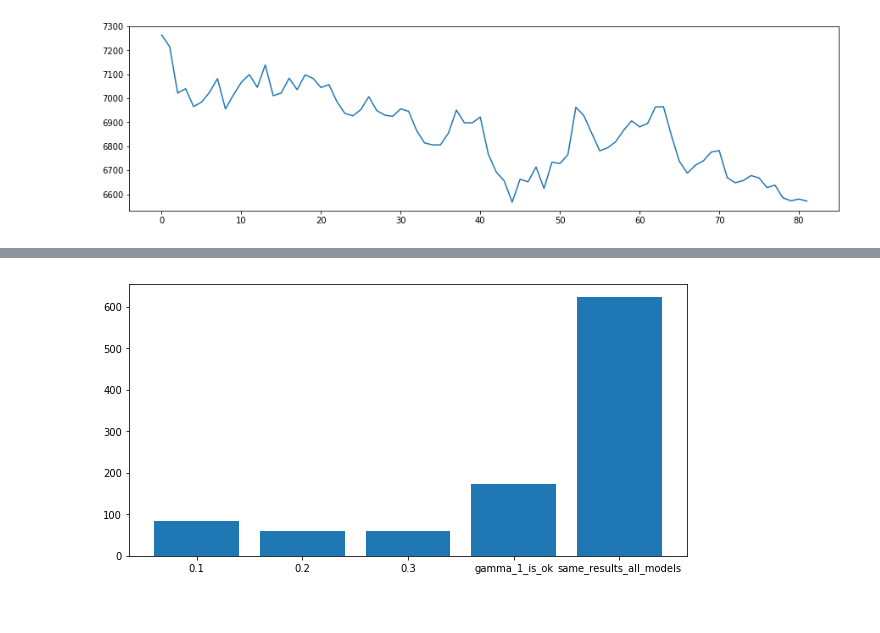
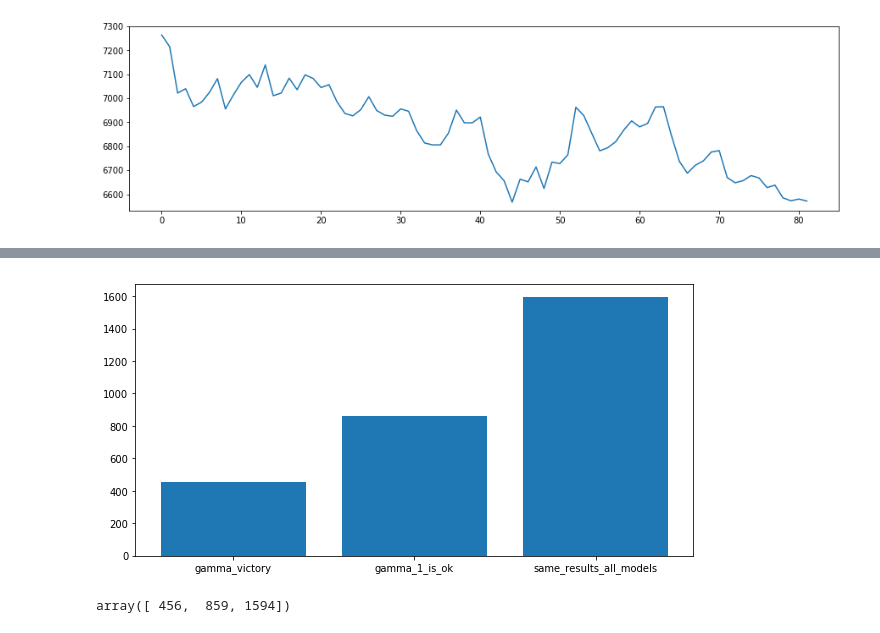
Before and after one commit to PetrGarm/CW_3course, a Jupyter notebook: CV_algorithm.ipynb, the cells around one changed output, grey strips where cells are left out. Drawn from its saved outputs; the diff is of its cells as text; code cells hidden in the pictures.

Commit message:
Added gammas for experiment

```diff
--- a/CV_algorithm.ipynb
+++ b/CV_algorithm.ipynb
@@ -111,7 +119,7 @@ ts_df.plot();
 # %%
 # for RandomForest
 
-def validate_gamma(lags, n_splits, ts, gamma_test_part = 6, gammas=[0.1, 0.2, 0.3, 1]):
+def validate_gamma(lags, n_splits, ts, gamma_test_part = 6, gammas=np.arange(0, 1.02, 0.02)):
     ts_gamma_train = ts.values[: (gamma_test_part - 1) * int(ts.shape[0] // gamma_test_part)]
     ts_gamma_test = ts.values[(gamma_test_part - 1) * int(ts.shape[0] // gamma_test_part):]
 
@@ -225,7 +243,7 @@ validate_gamma(np.arange(1, x.shape[0] // 10, 4), 5, pd.DataFrame(x))
  'same_results_all_models')
 # %%
 hist = []
-for i in tqdm(np.random.choice(47998, size = 1000)):
+for i in tqdm_notebook(np.random.choice(47998, size = 2000)):
     x = df[i:i+1].values[0][1:]
     x = np.array(x, dtype=float)
     x = x[~np.isnan(x)]
@@ -246,5 +278,18 @@ result
+# %%
+gammas_victory = 0
+for i in range(len(result) - 2):
+  gammas_victory += result[i][1]
+# %%
+x = ["gamma_victory", "gamma_1_is_ok", "same_results_all_models"]
+y = []
+y.append(gammas_victory)
+y += counts[-3:]
 # %%
 plt.figure(figsize=(10,5))
-plt.bar(unique, counts);
+plt.bar(x, y);
 # %% [output]
-[figure, old version]
+[figure, new version]
+# %%
+y
+# %% [output]
+array([ 456,  859, 1594])
```
Also changed, not shown: parts of 7 cells of this notebook.
